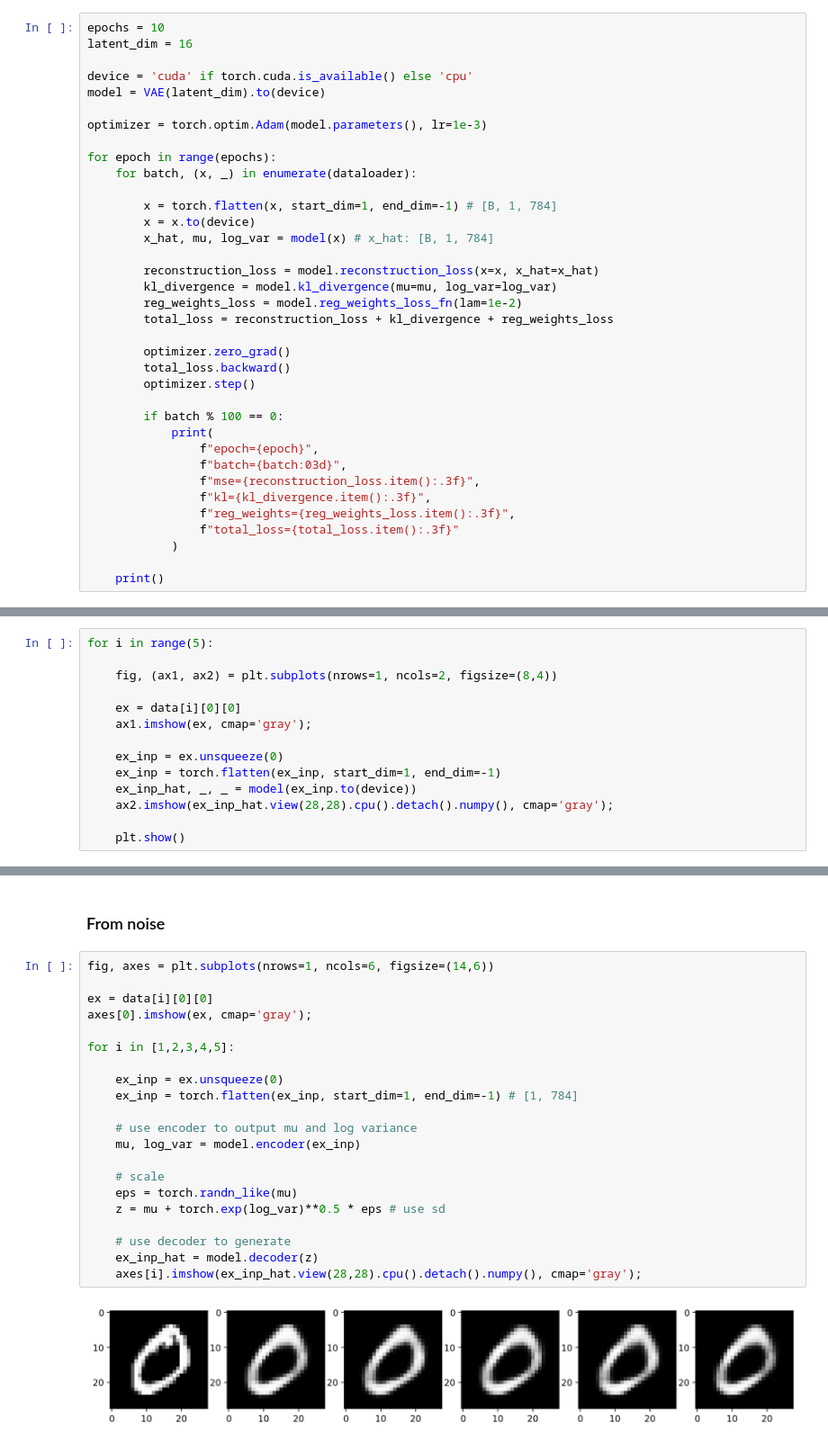
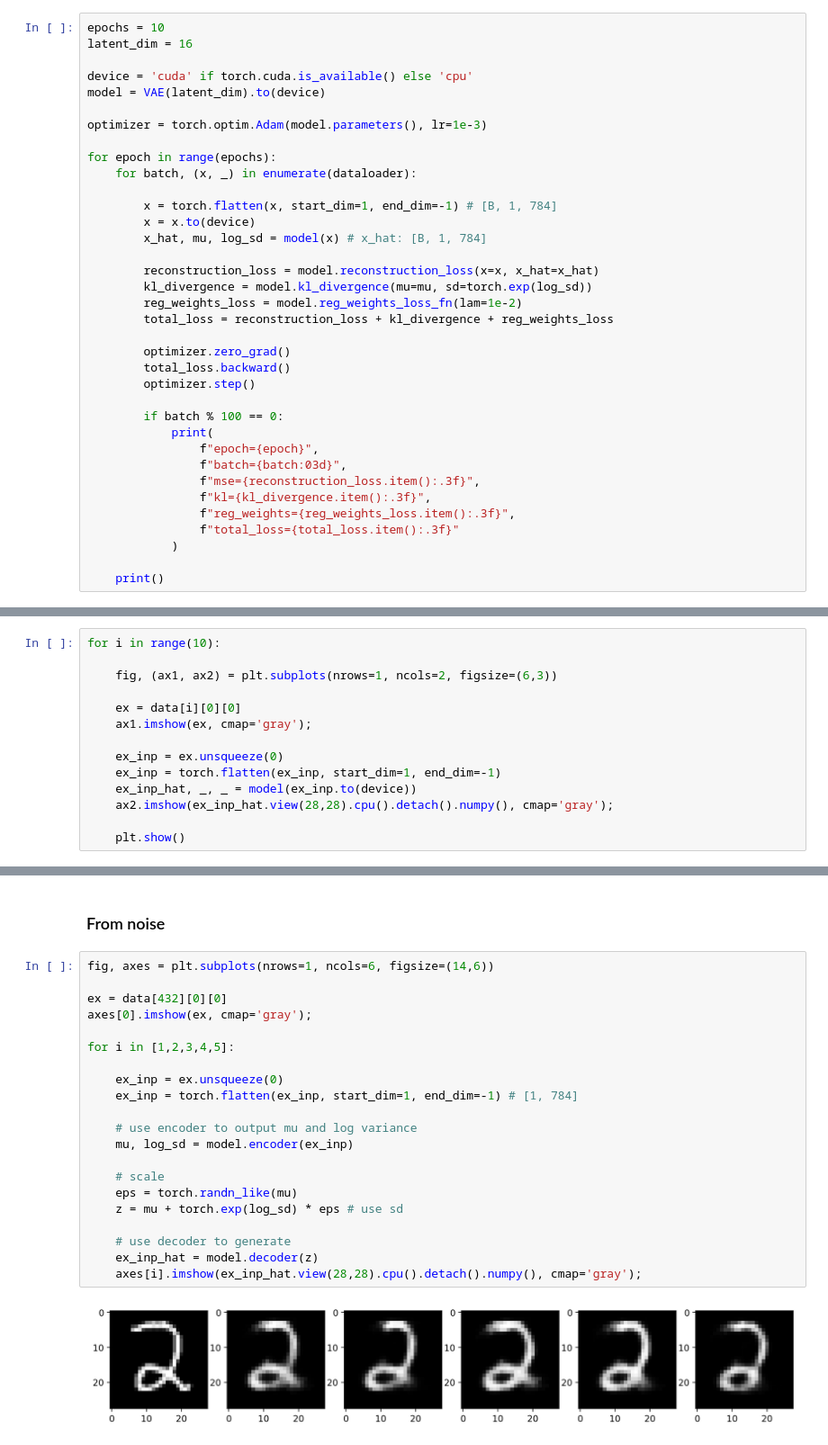
Before and after one commit to artmerinov/VAE, a Jupyter notebook: variational_autoencoder.ipynb, the cells around one changed output, grey strips where cells are left out. Shown: that part at 90% size. Saved outputs shown, nothing was run; the diff lists cells and outputs as text.

```diff
--- a/variational_autoencoder.ipynb
+++ b/variational_autoencoder.ipynb
@@ -107,10 +109,10 @@ for epoch in range(epochs):
 
         x = torch.flatten(x, start_dim=1, end_dim=-1) # [B, 1, 784]
         x = x.to(device)
-        x_hat, mu, log_var = model(x) # x_hat: [B, 1, 784]
+        x_hat, mu, log_sd = model(x) # x_hat: [B, 1, 784]
 
         reconstruction_loss = model.reconstruction_loss(x=x, x_hat=x_hat)
-        kl_divergence = model.kl_divergence(mu=mu, log_var=log_var)
+        kl_divergence = model.kl_divergence(mu=mu, sd=torch.exp(log_sd))
         reg_weights_loss = model.reg_weights_loss_fn(lam=1e-2)
         total_loss = reconstruction_loss + kl_divergence + reg_weights_loss
 
@@ -139,9 +157,9 @@ x.size(), x_hat.size(), mu.size(), log_var.size()
  torch.Size([128, 16]),
  torch.Size([128, 16]))
 # %%
-for i in range(5):
+for i in range(10):
 
-    fig, (ax1, ax2) = plt.subplots(nrows=1, ncols=2, figsize=(8,4))
+    fig, (ax1, ax2) = plt.subplots(nrows=1, ncols=2, figsize=(6,3))
 
     ex = data[i][0][0]
     ax1.imshow(ex, cmap='gray');
@@ -163,23 +186,23 @@ for i in range(5):
 # %%
 fig, axes = plt.subplots(nrows=1, ncols=6, figsize=(14,6))
 
-ex = data[i][0][0]
+ex = data[432][0][0]
 axes[0].imshow(ex, cmap='gray');
 
 for i in [1,2,3,4,5]:
 
     ex_inp = ex.unsqueeze(0)
     ex_inp = torch.flatten(ex_inp, start_dim=1, end_dim=-1) # [1, 784]
 
     # use encoder to output mu and log variance
-    mu, log_var = model.encoder(ex_inp)
+    mu, log_sd = model.encoder(ex_inp)
 
     # scale
     eps = torch.randn_like(mu)
-    z = mu + torch.exp(log_var)**0.5 * eps # use sd
+    z = mu + torch.exp(log_sd) * eps # use sd
 
     # use decoder to generate
     ex_inp_hat = model.decoder(z)
     axes[i].imshow(ex_inp_hat.view(28,28).cpu().detach().numpy(), cmap='gray');
 # %% [output]
-[figure, old version]
+[figure, new version]
```
Also changed, not shown: parts of 4 cells of this notebook.
